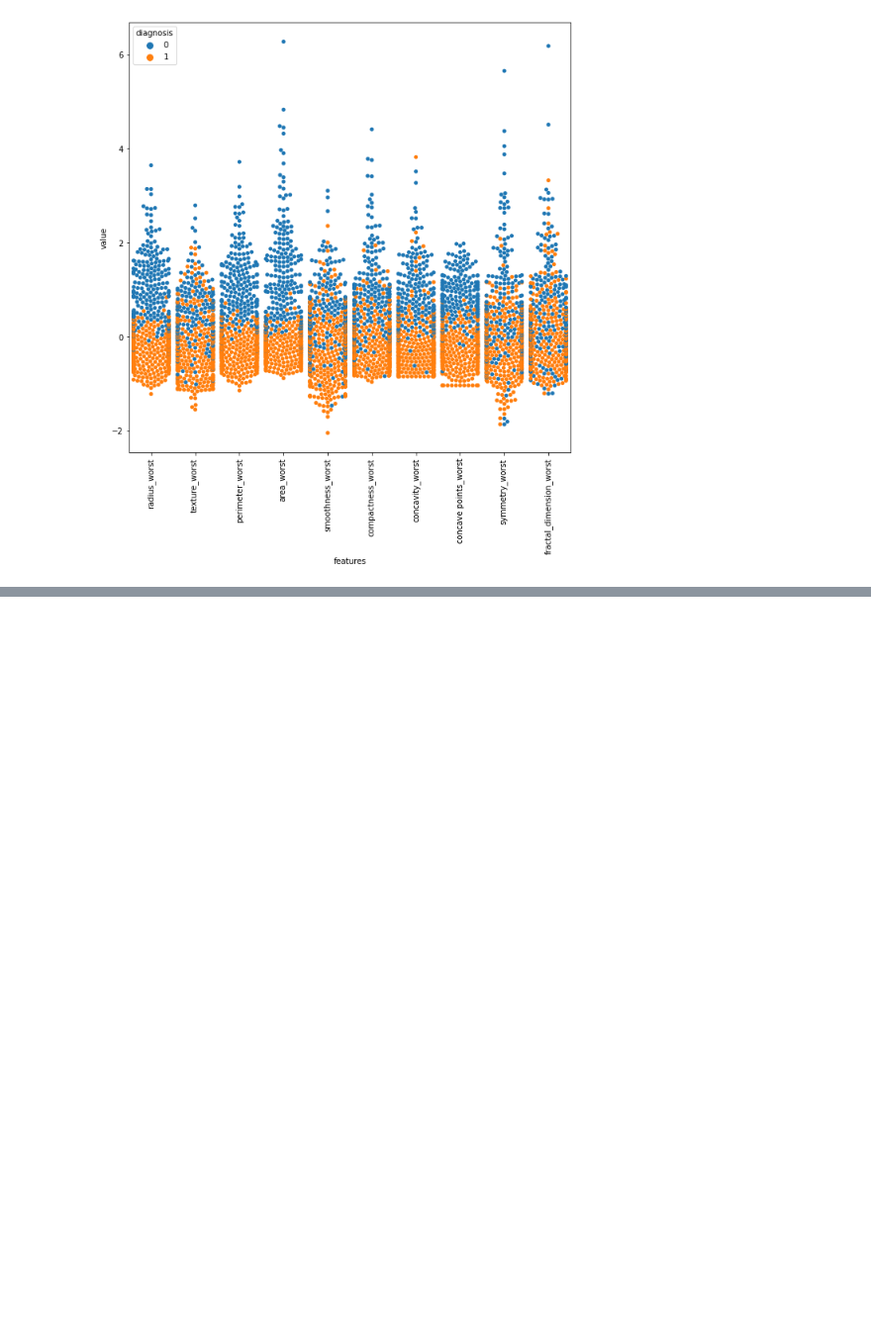
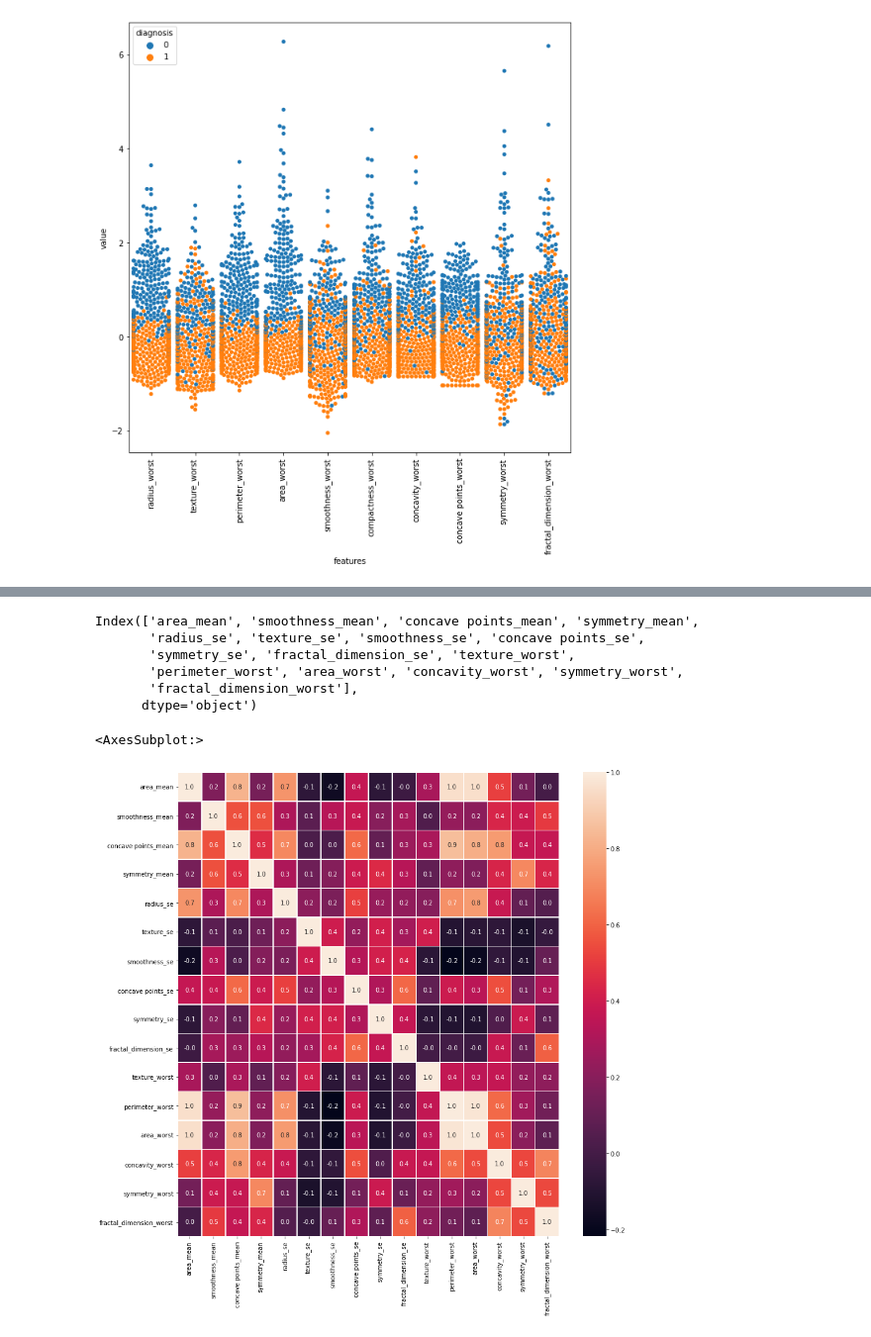
Before and after one commit to amhsirak/breast-cancer-detection, a Jupyter notebook: BreastCancer.ipynb, the cells around one changed output, grey strips where cells are left out. Shown at 99% size. Saved outputs shown, nothing was run; the diff lists cells and outputs as text; code cells hidden in the pictures; blank space fills up the shorter version.

```diff
--- a/BreastCancer.ipynb
+++ b/BreastCancer.ipynb
@@ -339,0 +361,21 @@ plt.xticks(rotation=90)
+# %%
+droplist=['radius_mean', 'texture_mean', 'perimeter_mean', 'compactness_mean', 'concavity_mean', 'fractal_dimension_mean',
+       'perimeter_se', 'area_se','compactness_se', 'concavity_se', 'radius_worst',
+      'smoothness_worst','compactness_worst', 'concave points_worst']
+X_feature_select=X_Scaled.drop(droplist,axis=1)
+# %%
+v=X_feature_select.columns
+print(v)
+# %% [output]
+Index(['area_mean', 'smoothness_mean', 'concave points_mean', 'symmetry_mean',
+       'radius_se', 'texture_se', 'smoothness_se', 'concave points_se',
+       'symmetry_se', 'fractal_dimension_se', 'texture_worst',
+       'perimeter_worst', 'area_worst', 'concavity_worst', 'symmetry_worst',
+       'fractal_dimension_worst'],
+      dtype='object')
+# %%
+f,ax = plt.subplots(figsize=(14, 14))
+sns.heatmap(X_feature_select.corr(), annot=True, linewidths=.5, fmt= '.1f',ax=ax)
+# %% [output]
+<AxesSubplot:>
+[figure, added]
```
Also changed, not shown: parts of 26 cells of this notebook.
